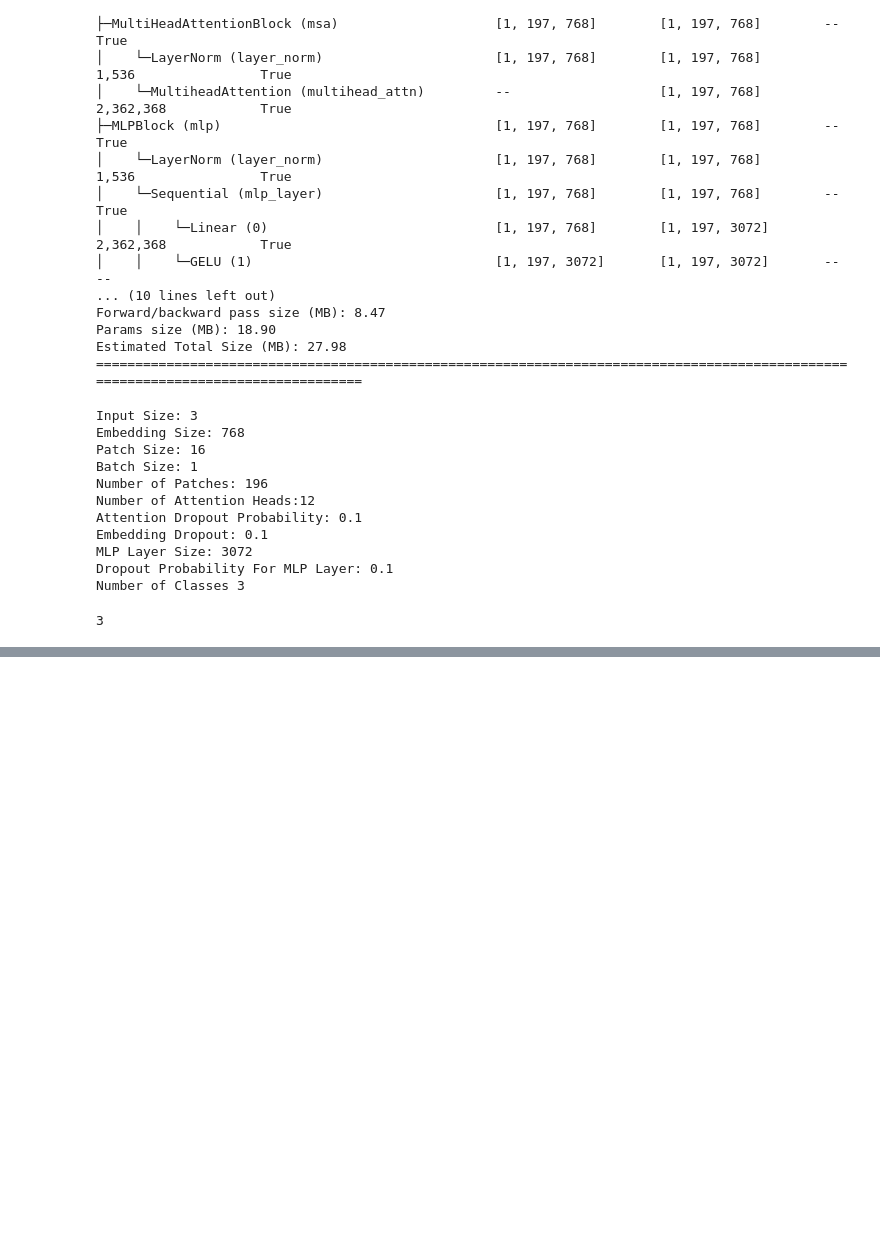
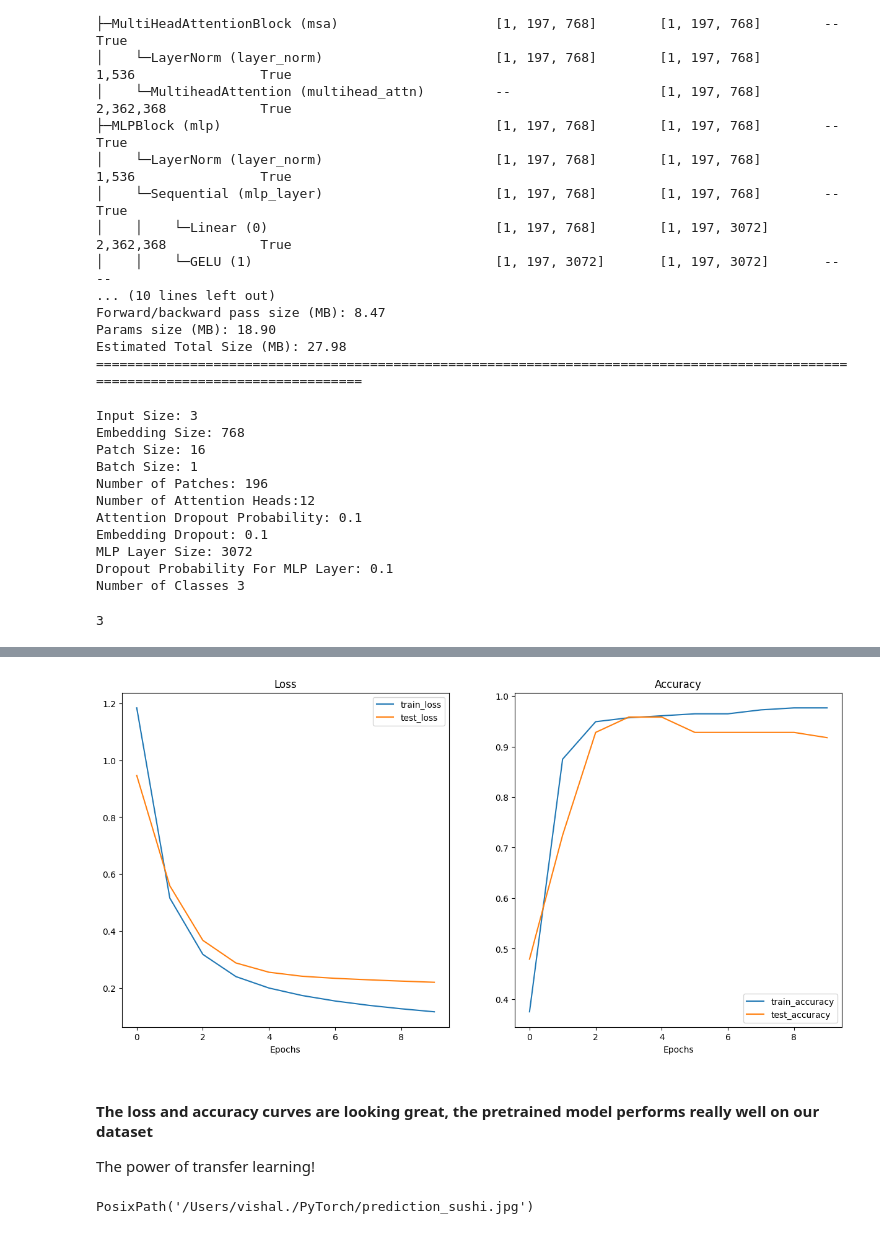
Before and after one commit to vishal-14069/Dishcovery, a Jupyter notebook: notebooks/ViT_paper_implementation.ipynb, the cells around one changed output, grey strips where cells are left out. Saved outputs shown, nothing was run; the diff lists cells and outputs as text; code cells hidden in the pictures; blank space fills up the shorter version.

```diff
--- a/notebooks/07_ml_research_paper.ipynb
+++ b/notebooks/ViT_paper_implementation.ipynb
@@ -767,0 +782,21 @@ Estimated Total Size (MB): 333.89
+# %%
+pretrained_vit_weights = torchvision.models.ViT_B_16_Weights.DEFAULT # DEFAULT will give us the best weights
+
+pretrained_vit= torchvision.models.vit_b_16(weights=pretrained_vit_weights).to(device) # call the model from torchvision and update its weights with the DEFAULT ViT weights we got from PyTorch
+
+# lets freeze base layers, because the all the layers already have the trained weights. We will modify the MLP head block and set the output features to the number of classess we have
+
+for params in pretrained_vit.parameters():
+    params.requires_grad=False
+
+set_seeds()
+
+
+pretrained_vit.heads= torch.nn.Linear(in_features=embedding_dimension,out_features=len(num_classes),device=device)
+# %%
+# Lets automatically apply transforms specific to the pretrained model on the data we have
+
+# get the automatic transform
+
+pretrained_vit_transforms= pretrained_vit_weights.transforms()
+pretrained_vit_transforms
@@ -767,0 +811,8 @@ Estimated Total Size (MB): 333.89
+# %%
+# Create dataloaders with the automatic transforms
+pretrained_train_dataloader,pretrained_test_dataloader,num_classes= data_setup.create_dataloaders(train_dir=train_dir,
+                                                                                                  test_dir=test_dir,
+                                                                                                  transform=pretrained_vit_transforms,
+                                                                                                  batch_size=BATCH_SIZE)
+
+pretrained_train_dataloader,pretrained_test_dataloader,num_classes
@@ -767,0 +823,12 @@ Estimated Total Size (MB): 333.89
+# %%
+## Train the pretrained model with our data
+
+# set the optimizer
+
+optimizer_for_pretrained_model= torch.optim.Adam(params=pretrained_vit.parameters(),lr=1e-3)
+
+set_seeds()
+
+pretrained_vit_results= engine.train(model=pretrained_vit,train_dataloader=pretrained_train_dataloader,
+                                     test_dataloader=pretrained_test_dataloader,optimizer=optimizer_for_pretrained_model,
+                                     loss_fn=loss_function,epochs=10,device=device)
@@ -767,0 +846,23 @@ Estimated Total Size (MB): 333.89
+# %%
+## Let's plot the loss and accuracy curves
+
+plot_loss_curves(pretrained_vit_results)
+# %% [output]
+[figure, added]
+# %% [markdown]
+#### The loss and accuracy curves are looking great, the pretrained model performs really well on our dataset
+
+The power of transfer learning!
+# %%
+### Let's do some predictions
+
+import requests
+from pathlib import Path
+# Import function to make predictions on images and plot them
+
+
+# Setup custom image path
+custom_image_path = Path("/Users/vishal./PyTorch/prediction_sushi.jpg")
+custom_image_path
+# %% [output]
+PosixPath('/Users/vishal./PyTorch/prediction_sushi.jpg')
```
Also changed, not shown: parts of 31 cells of this notebook.
